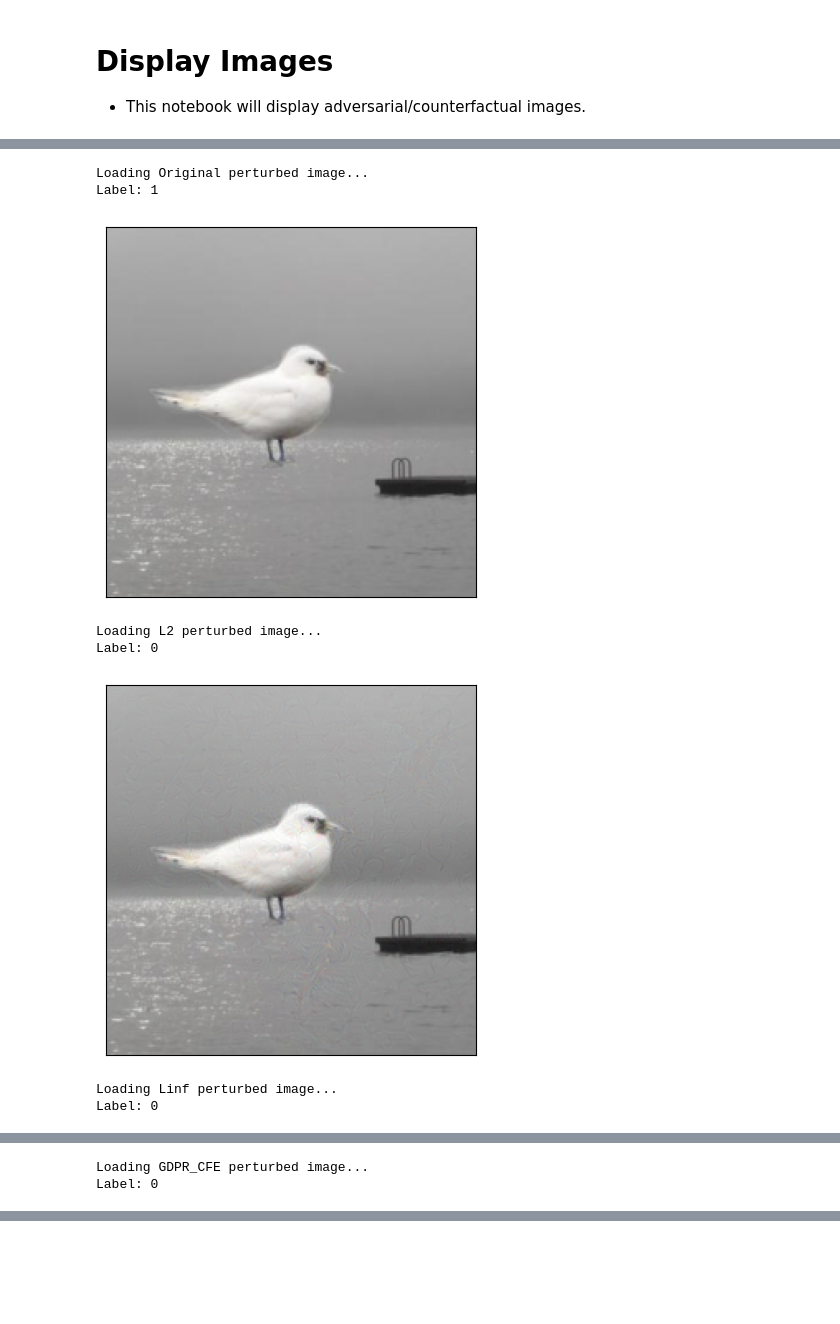
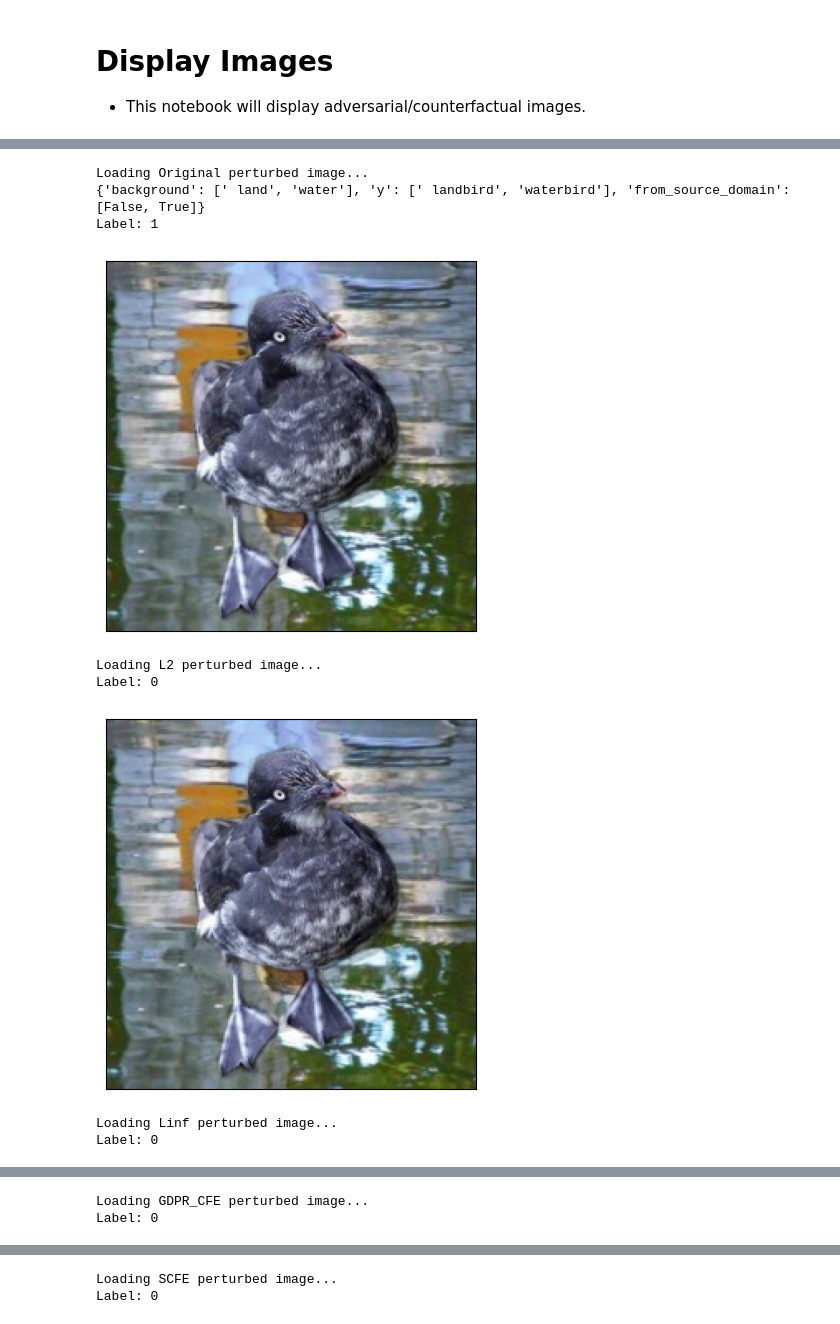
Before and after one commit to KC2431/learning-from-adversarial-perturbations, a Jupyter notebook: display_images.ipynb, the cells around one changed output, grey strips where cells are left out. Drawn from its saved outputs; the diff is of its cells as text; code cells hidden in the pictures; blank space fills up the shorter version.

```diff
--- a/display_images.ipynb
+++ b/display_images.ipynb
@@ -19,39 +20,41 @@ transform = T.Compose([
 # %%
-modes=['Original', 'L2', 'Linf', 'GDPR_CFE']
-sample_idx = 1500
+modes=['Original', 'L2', 'Linf', 'GDPR_CFE','SCFE']
+sample_idx = 125
 
 for mode in modes:
     print(f'Loading {mode} perturbed image...')
     plt.figure(figsize=(4,4))
 
     if mode in ['L2', 'Linf', 'GDPR_CFE', 'SCFE']:
         pert_data = torch.load(f'../SCRATCH/CFE_datasets/WaterBirds_{mode}', weights_only=False)['adv_data']
         pert_label = torch.load(f'../SCRATCH/CFE_datasets/WaterBirds_{mode}', weights_only=False)['adv_labels']
         pert_image = pert_data[sample_idx]
         pert_label = pert_label[sample_idx]
     elif mode == 'Original':
         dataset = get_dataset(dataset="waterbirds", download=False, root_dir='../SCRATCH/')
         pert_data = dataset.get_subset("train", transform=transform)
+        print(pert_data.metadata_map)
         pert_image = pert_data[sample_idx][0]
         pert_label = pert_data[sample_idx][1]
     else:
         raise NotImplementedError
     print(f'Label: {pert_label.item()}')
     file_save_name = f'./results/perturbed_images/WaterBirds_{mode}_sample_idx_{sample_idx}.png'
 
     plt.imshow(np.transpose(pert_image.numpy(), (1, 2, 0)))
     plt.xticks([])
     plt.yticks([])
     plt.tight_layout()
     plt.savefig(file_save_name, dpi=300, bbox_inches='tight')
     plt.show()
     plt.close()
 # %% [output]
 Loading Original perturbed image...
+{'background': [' land', 'water'], 'y': [' landbird', 'waterbird'], 'from_source_domain': [False, True]}
 Label: 1
-[figure, old version]
+[figure, new version]
 Loading L2 perturbed image...
 Label: 0
-[figure, old version]
+[figure, new version]
 Loading Linf perturbed image...
 Label: 0
@@ -61,0 +65,2 @@ Label: 0
+Loading SCFE perturbed image...
+Label: 0
```
Also changed, not shown: parts of 5 cells of this notebook, 12 other files.
